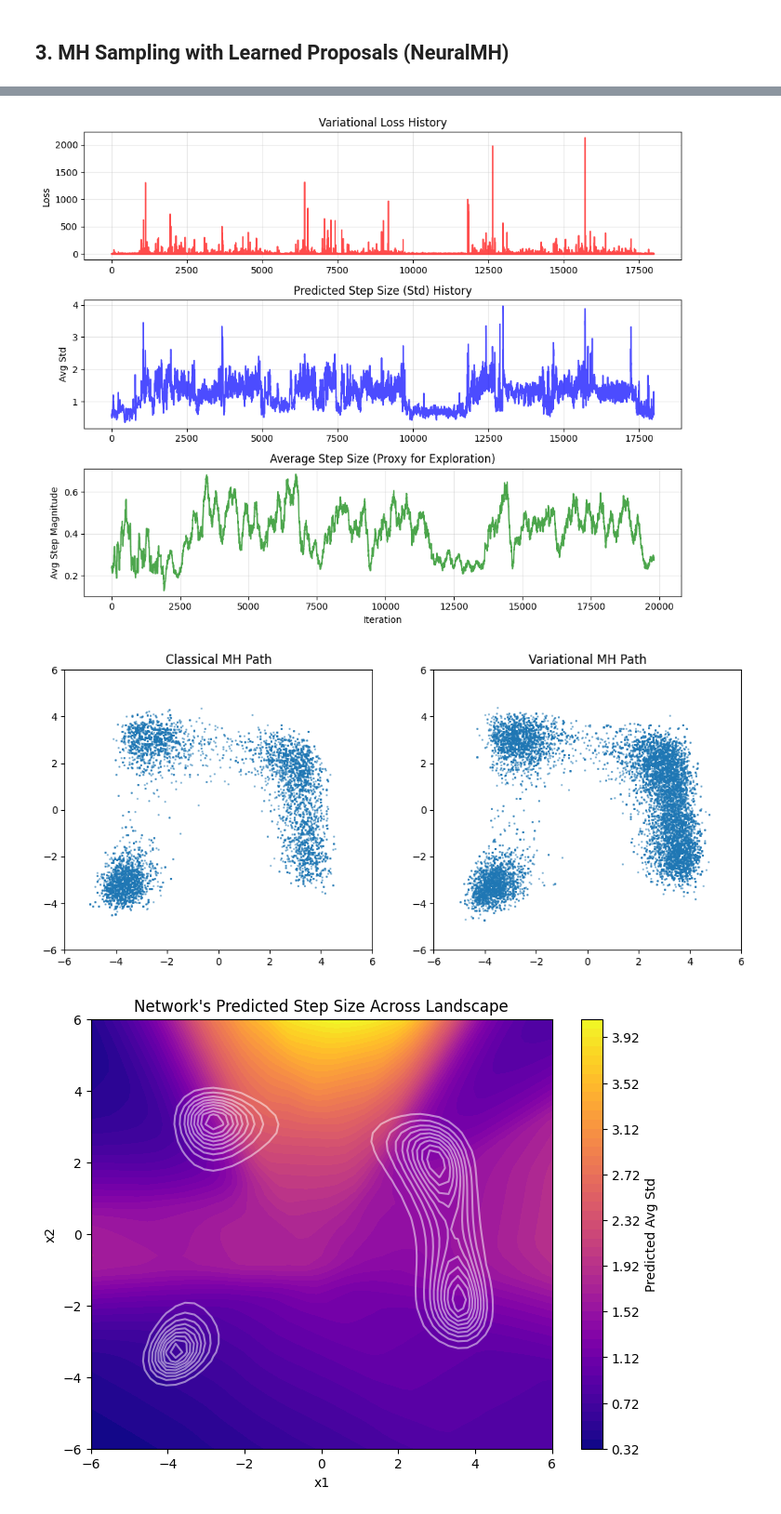
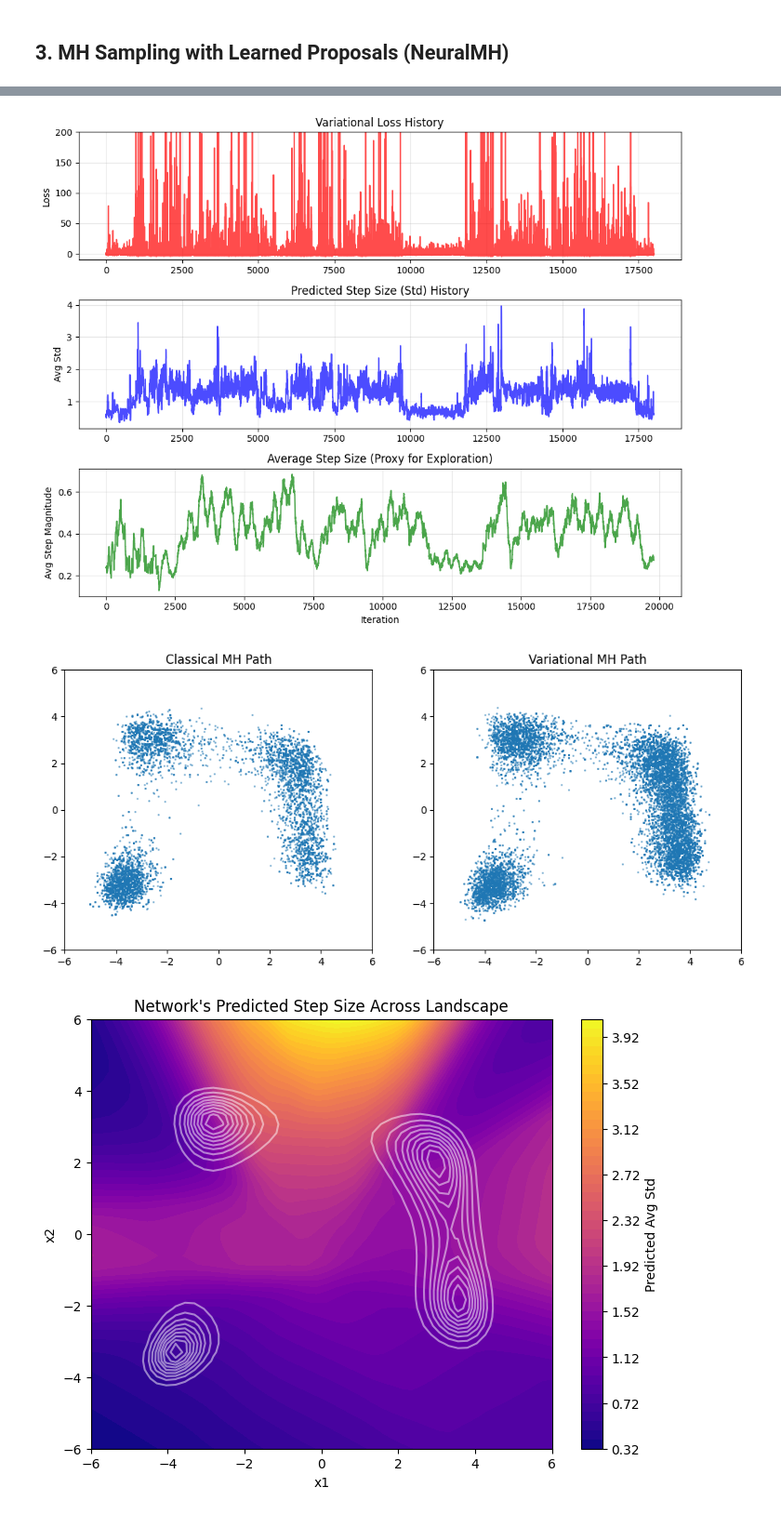
Before and after one commit to Appleblue17/NeuralMH-Accelerating-MCMC-with-Learned-Proposals, a Jupyter notebook: src/main.ipynb, the cells around one changed output, grey strips where cells are left out. Shown at 93% size. Drawn from its saved outputs; the diff is of its cells as text; code cells hidden in the pictures.

```diff
--- a/src/main.ipynb
+++ b/src/main.ipynb
@@ -444,6 +444,7 @@ fig, axes = plt.subplots(3, 1, figsize=(10, 8))
 # Plot Loss
 axes[0].plot(loss_hist_var, color='red', alpha=0.7)
 axes[0].set_title('Variational Loss History')
+axes[0].set_ylim(-10, 200)
 axes[0].set_ylabel('Loss')
 axes[0].grid(alpha=0.3)
 
@@ -462,34 +463,34 @@ for i in range(window, len(samples_variational)):
     # Note: This is an approximation. For exact acc rate, we need to store flags.
     # Instead, let's just plot the trace volatility as a proxy for step size effectiveness
     diffs = np.diff(window_samples, axis=0)
     avg_step_size = np.mean(np.sqrt(np.sum(diffs**2, axis=1)))
     acc_rates.append(avg_step_size)
 
 axes[2].plot(acc_rates, color='green', alpha=0.7)
 axes[2].set_title('Average Step Size (Proxy for Exploration)')
 axes[2].set_xlabel('Iteration')
 axes[2].set_ylabel('Avg Step Magnitude')
 axes[2].grid(alpha=0.3)
 
 plt.tight_layout()
 plt.savefig('../assets/variational_training_metrics.png', dpi=300)  # <-- Add this line
 plt.show()
 
 # --- 3. Trace Comparison (Classical vs Variational) ---
 plt.figure(figsize=(12, 5))
 plt.subplot(1, 2, 1)
 plt.plot(samples_classical[:, 0], samples_classical[:, 1], '.', markersize=2, alpha=0.5)
 plt.title('Classical MH Path')
 plt.xlim(-6, 6); plt.ylim(-6, 6)
 
 plt.subplot(1, 2, 2)
 plt.plot(samples_variational[:, 0], samples_variational[:, 1], '.', markersize=2, alpha=0.5)
 plt.title('Variational MH Path')
 plt.xlim(-6, 6); plt.ylim(-6, 6)
 plt.savefig('../assets/trace_comparison.png', dpi=300)
 plt.show()
 # %% [output]
-[figure, old version]
+[figure, new version]
 [figure]
 # %%
 # --- State-Dependent Variance Map ---
```
Also changed, not shown: 10 other files.
